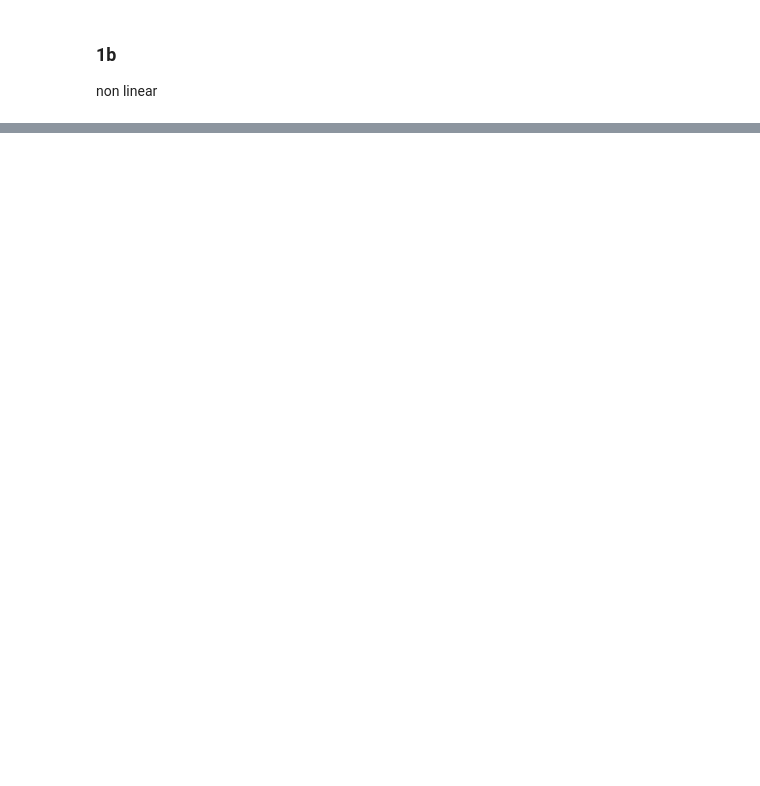
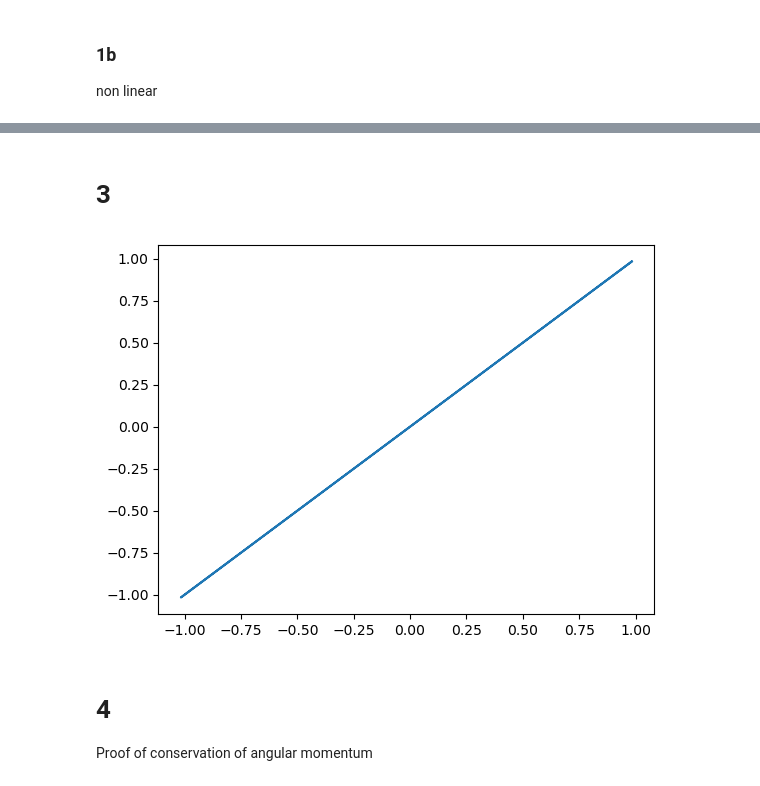
Before and after one commit to liuqiyucn/141, a Jupyter notebook: assignment1/assignment1.ipynb, the cells around one changed output, grey strips where cells are left out. Drawn from its saved outputs; the diff is of its cells as text; code cells hidden in the pictures; blank space fills up the shorter version.

```diff
--- a/assignment1/assignment1.ipynb
+++ b/assignment1/assignment1.ipynb
@@ -278,0 +344,43 @@ print(earth[:,2]) # y-position
+# %% [markdown]
+# 3
+# %%
+# set initial position and velocity
+r = np.array((9,3))
+v = np.array((9,3))
+f = open("initial_condition.txt", "r")
+content = f.readlines()
+f.close()
+for i in range(9):
+    line = content[i].replace('\n', '').split()
+    r[i] = [float(line[0]), float(line[1]), float(line[2])]
+    v[i] = [float(line[3]), float(line[4]), float(line[5])]
+
+# Gravitational constant and Sun's mass
+G = 2.959159*10**(-4)
+M = 1
+
+eccentricity = np.array([0.2056, 0.0068, 0.0167, 0.0934, 0.0484, 0.0541, 0.0472, 0.0086, 0.2488]) # from wikipedia
+
+# analytic expression
+def analytic(eceentricity, a, theta):
+    theta = math.radians(theta) # convert to radian
+    radius = a*(1-eccentricity**2)/(1+eccentricity*np.cos(theta))
+    return radius*np.cos(theta),radius*np.cos(theta)
+
+earth_x = []
+earth_y = []
+
+# earth
+for i in range(360):
+    x,y = analytic(0.01671, 1, i)
+    earth_x.append(x)
+    earth_y.append(y)
+
+plt.plot(earth_x, earth_y)
+
+plt.show()
+# %% [output]
+[figure, added]
+# %% [markdown]
+# 4
+Proof of conservation of angular momentum
```
Also changed, not shown: parts of 21 cells of this notebook, 9 other files.
